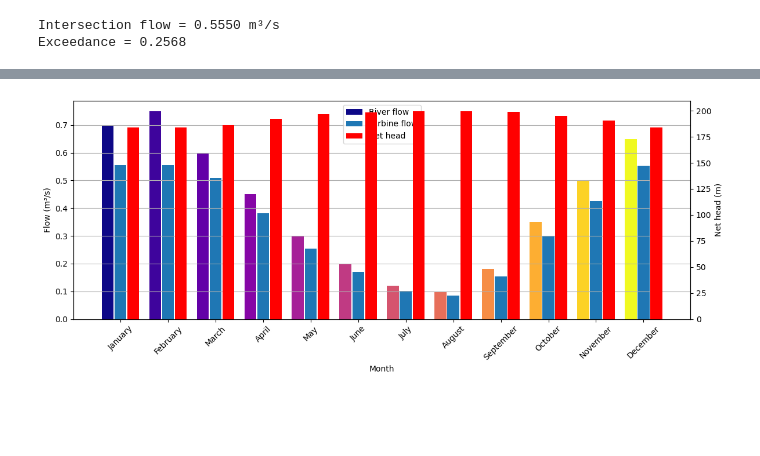
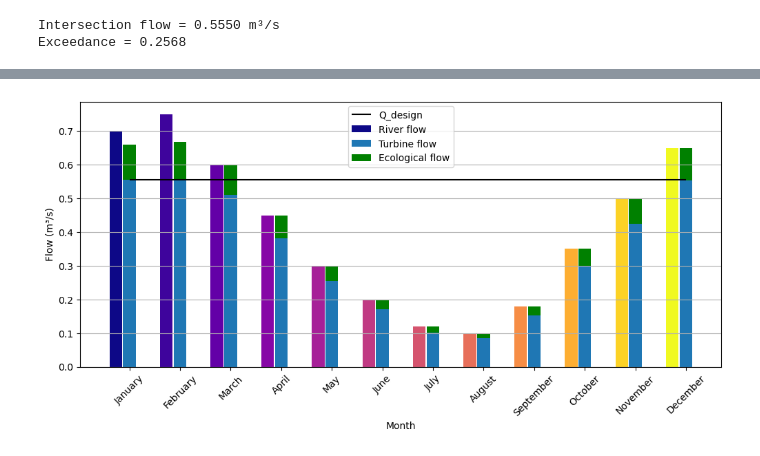
Before and after one commit to c-radicallis/RenewableEnergies_project, a Jupyter notebook: 3_HydropowerResource_YieldModeling.ipynb, the cells around one changed output, grey strips where cells are left out. Cells and saved outputs as stored; diff of their text form; code cells hidden in the pictures; blank space fills up the shorter version.

```diff
--- a/3_HydropowerResource_YieldModeling.ipynb
+++ b/3_HydropowerResource_YieldModeling.ipynb
@@ -133,31 +138,37 @@ plt.show()
 # %%
 # Bar width and offsets
 width = 0.25
-
 fig, ax1 = plt.subplots(figsize=(12, 5))
-
 months = np.arange(1, 13)
 
 # Flow bars
 ax1.bar( months - width-0.02, Q_river, width, label="River flow", color=[cmap((month - 1) / 11) for month in months])
 ax1.bar(months,Q_turbine,width,label="Turbine flow")
+Q_eco = 0.15 * np.array(Q_river)
+ax1.bar( months, Q_eco, width, bottom=Q_turbine, label="Ecological flow", color="green")
+
+ax1.hlines(0.555, months[0] , months[-1], color="black", label="Q_design")
+
+
 ax1.set_xlabel("Month")
 ax1.set_ylabel("Flow (m³/s)")
 ax1.set_xticks(months)
 ax1.set_xticklabels(month_names, rotation=45)
 ax1.grid(axis="y")
 
-# Second y-axis for head
-ax2 = ax1.twinx()
-ax2.bar( months + width+0.02, H_net, width, label="Net head",color="red")
-ax2.set_ylabel("Net head (m)")
+ax1.legend()
 
-# Combined legend
-handles1, labels1 = ax1.get_legend_handles_labels()
-handles2, labels2 = ax2.get_legend_handles_labels()
+# # Second y-axis for head
+# ax2 = ax1.twinx()
+# ax2.bar( months + width, H_net, width*0.7, label="Net head",color="red")
+# ax2.set_ylabel("Net head (m)")
 
-ax1.legend( handles1 + handles2, labels1 + labels2 , loc="best" ) #
-plt.tight_layout()
+# # Combined legend
+# handles1, labels1 = ax1.get_legend_handles_labels()
+# handles2, labels2 = ax2.get_legend_handles_labels()
+
+# #plt.tight_layout()
+# ax2.legend( handles1 + handles2, labels1 + labels2 , loc="lower right" ) #
 plt.show()
 # %% [output]
-[figure, old version]
+[figure, new version]
```
Also changed, not shown: parts of 3 cells of this notebook.
